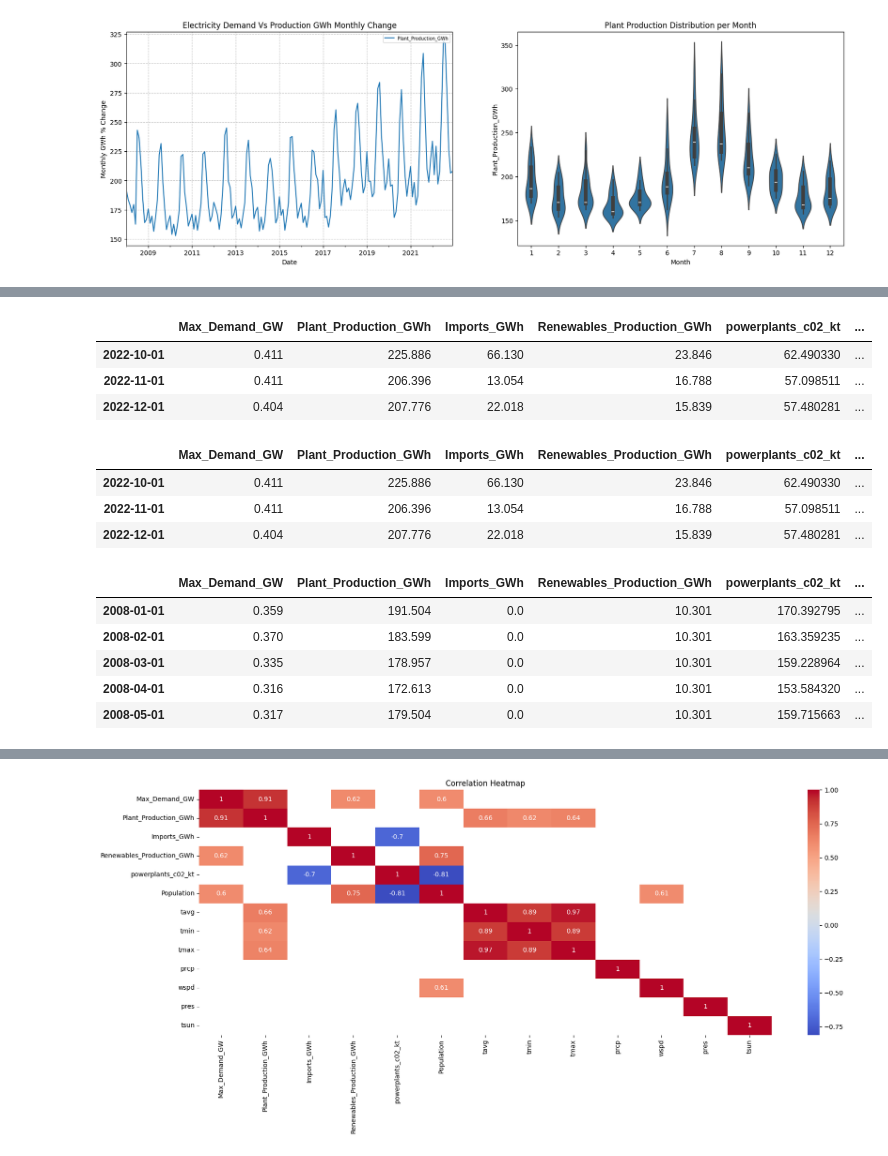
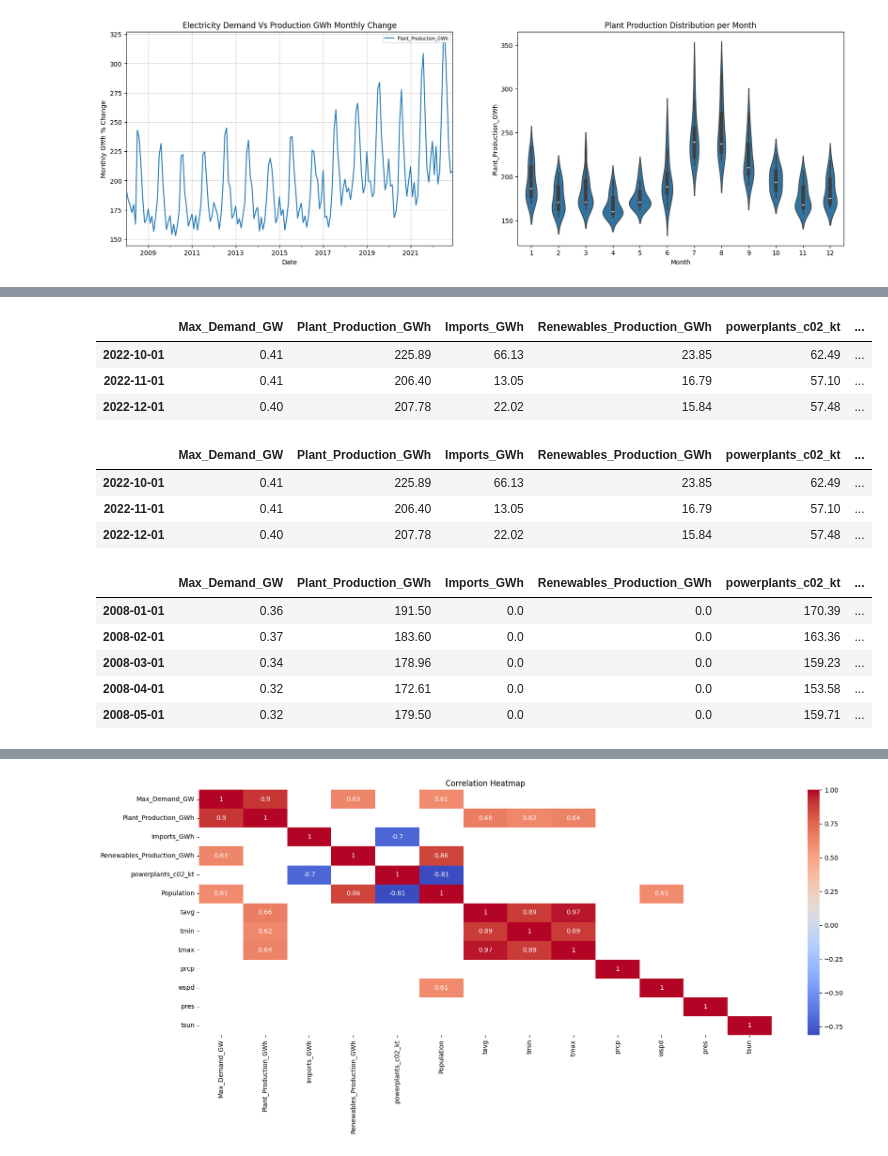
Before and after one commit to ATECO-malta/applied_ml_assignment, a Jupyter notebook: data_analysis.ipynb, the cells around one changed output, grey strips where cells are left out. Saved outputs shown, nothing was run; the diff lists cells and outputs as text; code cells hidden in the pictures.

```diff
--- a/data_analysis.ipynb
+++ b/data_analysis.ipynb
@@ -106,17 +106,17 @@ for filename in ELECTRIC_MW_DS:
     )
     melted_df.set_index("Date", inplace=True, drop=True)
     melted_df[value_col] = melted_df[value_col].resample("MS").mean()
+    melted_df[value_col] = round(melted_df[value_col], 2)  # drop long floating points
     melted_df = melted_df[
         (melted_df.index >= START_DATE) & (melted_df.index <= END_DATE)
     ]
 
-    result_df = melted_df[[value_col]]
-
+    result_df = melted_df[value_col]
     if all_data_df is None:
         all_data_df = result_df
     else:
         all_data_df = pd.concat([all_data_df, result_df], axis=1, ignore_index=False)
-
+        all_data_df = all_data_df.interpolate().fillna(0)
 
 all_data_df.tail(3)
 # %% [output]
@@ -178,12 +178,13 @@ sampling_subset["weights"] = (
 )
 
 df["powerplants_c02_kt"] = sampling_subset["weights"] * df["powerplants_c02_kt"]
-
+df["powerplants_c02_kt"] = round(df["powerplants_c02_kt"], 2)
 df = df[(df.index >= START_DATE) & (df.index <= END_DATE)]
 
 all_data_df = pd.concat(
     [all_data_df, df["powerplants_c02_kt"]], axis=1, ignore_index=False
 )
+
 all_data_df.tail(3)
 # %% [output]
 |  | Max_Demand_GW | Plant_Production_GWh | Imports_GWh | Renewables_Production_GWh | powerplants_c02_kt |
@@ -193,28 +194,35 @@ all_data_df.tail(3)
 # %%
 POP_DS = "malta_population.csv"
 
 pop_df = pd.read_csv(f"{RAW_DATA_PATH}/{POP_DS}")
 pop_df = pop_df.T
 pop_df.columns = ["Population"]
 
 # Indexed on year only, resample to monthly. interpolate everything.
 pop_df.index = pd.to_datetime(pop_df.index, format="%Y")
 pop_df = pop_df.resample("M").mean()
 pop_df = pop_df[(pop_df.index >= START_DATE) & (pop_df.index <= END_DATE)]
 
 # resample puts it on the last day of the month!
 pop_df.index = pop_df.index.to_period("M").to_timestamp("M") + pd.DateOffset(days=1)
 
 # Population is missing the last months from the resample.
 all_data_df = pd.concat([all_data_df, pop_df], axis=1, ignore_index=False)
-all_data_df["Population"] = all_data_df["Population"].interpolate().ffill().bfill()
+all_data_df["Population"] = (
+    # We cannot have 1/2 a person!
+    all_data_df["Population"]
+    .interpolate()
+    .ffill()
+    .bfill()
+    .astype(int)
+)
 
 all_data_df.tail(3)
 # %% [output]
 |  | Max_Demand_GW | Plant_Production_GWh | Imports_GWh | Renewables_Production_GWh | powerplants_c02_kt | ... |
-| 2022-10-01 | 0.411 | 225.886 | 66.130 | 23.846 | 62.490330 | ... |
-| 2022-11-01 | 0.411 | 206.396 | 13.054 | 16.788 | 57.098511 | ... |
-| 2022-12-01 | 0.404 | 207.776 | 22.018 | 15.839 | 57.480281 | ... |
+| 2022-10-01 | 0.41 | 225.89 | 66.13 | 23.85 | 62.49 | ... |
+| 2022-11-01 | 0.41 | 206.40 | 13.05 | 16.79 | 57.10 | ... |
+| 2022-12-01 | 0.40 | 207.78 | 22.02 | 15.84 | 57.48 | ... |
 # %%
 from meteostat import Point, Daily, Monthly
 import pandas as pd
@@ -235,19 +243,19 @@ all_data_df = pd.concat([all_data_df, temp_data_df], axis=1, ignore_index=False)
 all_data_df.tail(3)
 # %% [output]
 |  | Max_Demand_GW | Plant_Production_GWh | Imports_GWh | Renewables_Production_GWh | powerplants_c02_kt | ... |
-| 2022-10-01 | 0.411 | 225.886 | 66.130 | 23.846 | 62.490330 | ... |
-| 2022-11-01 | 0.411 | 206.396 | 13.054 | 16.788 | 57.098511 | ... |
-| 2022-12-01 | 0.404 | 207.776 | 22.018 | 15.839 | 57.480281 | ... |
+| 2022-10-01 | 0.41 | 225.89 | 66.13 | 23.85 | 62.49 | ... |
+| 2022-11-01 | 0.41 | 206.40 | 13.05 | 16.79 | 57.10 | ... |
+| 2022-12-01 | 0.40 | 207.78 | 22.02 | 15.84 | 57.48 | ... |
 # %%
 # In case indices failed to align.
 all_data_df = all_data_df.interpolate().ffill().bfill()
 all_data_df.head(5)
 # %% [output]
 |  | Max_Demand_GW | Plant_Production_GWh | Imports_GWh | Renewables_Production_GWh | powerplants_c02_kt | ... |
-| 2008-01-01 | 0.359 | 191.504 | 0.0 | 10.301 | 170.392795 | ... |
-| 2008-02-01 | 0.370 | 183.599 | 0.0 | 10.301 | 163.359235 | ... |
-| 2008-03-01 | 0.335 | 178.957 | 0.0 | 10.301 | 159.228964 | ... |
-| 2008-04-01 | 0.316 | 172.613 | 0.0 | 10.301 | 153.584320 | ... |
-| 2008-05-01 | 0.317 | 179.504 | 0.0 | 10.301 | 159.715663 | ... |
+| 2008-01-01 | 0.36 | 191.50 | 0.0 | 0.0 | 170.39 | ... |
+| 2008-02-01 | 0.37 | 183.60 | 0.0 | 0.0 | 163.36 | ... |
+| 2008-03-01 | 0.34 | 178.96 | 0.0 | 0.0 | 159.23 | ... |
+| 2008-04-01 | 0.32 | 172.61 | 0.0 | 0.0 | 153.58 | ... |
+| 2008-05-01 | 0.32 | 179.50 | 0.0 | 0.0 | 159.71 | ... |
 # %%
 prod_cols = [
```
Also changed, not shown: parts of 3 cells of this notebook, 3 other files.
